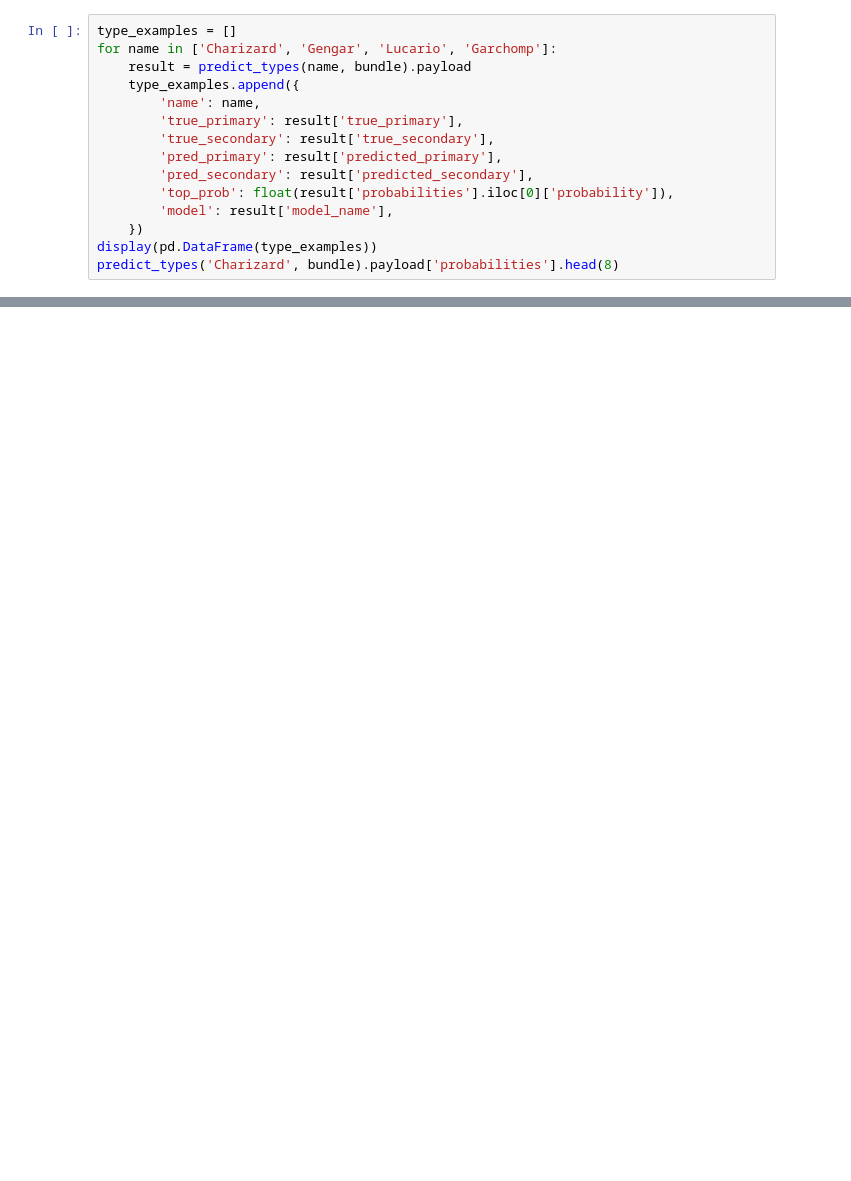
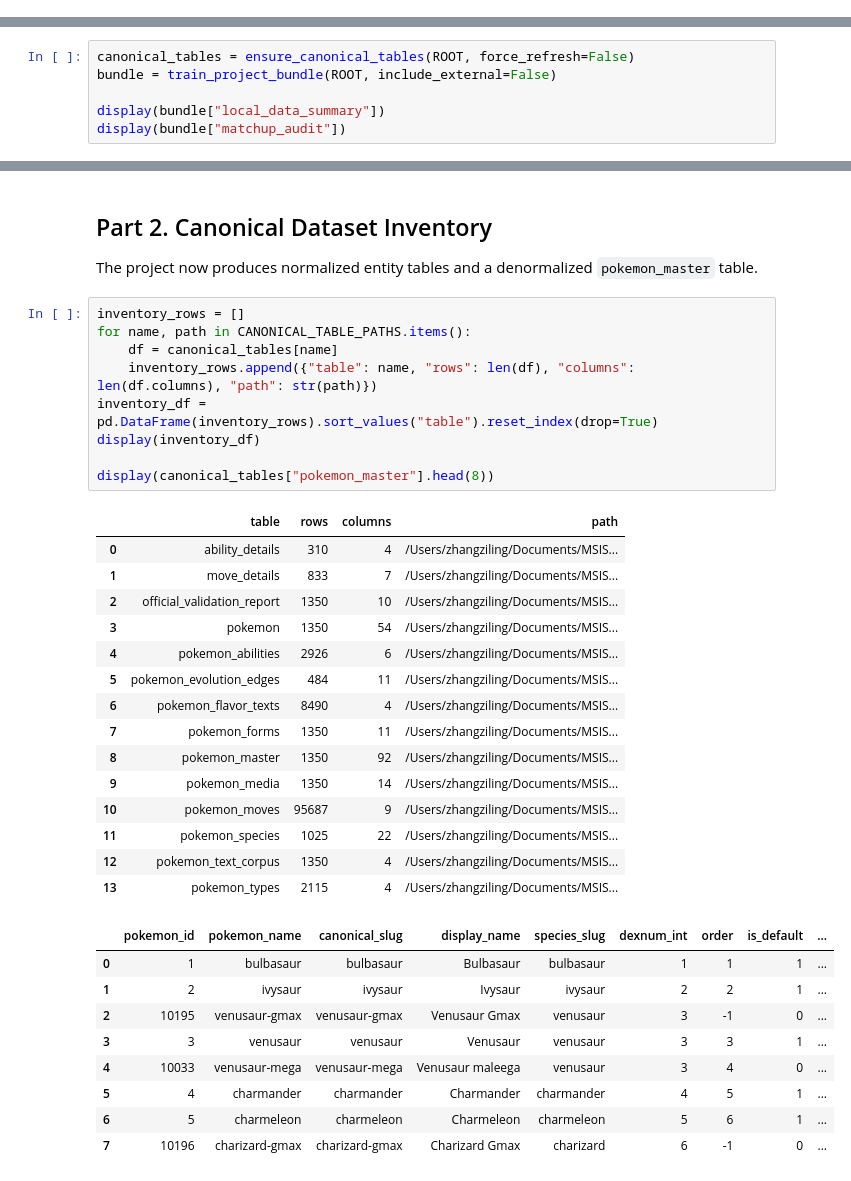
Before and after one commit to FlalaGoGoGo/pokemon-ml-analysis, a Jupyter notebook: Pokemon_Project_Rebuild_Streamlit.ipynb, the cells around one changed output, grey strips where cells are left out. Cells and saved outputs as stored; diff of their text form; blank space fills up the shorter version.

```diff
--- a/Pokemon_Project_Rebuild_Streamlit.ipynb
+++ b/Pokemon_Project_Rebuild_Streamlit.ipynb
@@ -105,15 +0,0 @@ display(tables['type_grouped'][['model', 'micro_f1', 'macro_f1', 'hamming_loss',
-# %%
-type_examples = []
-for name in ['Charizard', 'Gengar', 'Lucario', 'Garchomp']:
-    result = predict_types(name, bundle).payload
-    type_examples.append({
-        'name': name,
-        'true_primary': result['true_primary'],
-        'true_secondary': result['true_secondary'],
-        'pred_primary': result['predicted_primary'],
-        'pred_secondary': result['predicted_secondary'],
-        'top_prob': float(result['probabilities'].iloc[0]['probability']),
-        'model': result['model_name'],
-    })
-display(pd.DataFrame(type_examples))
-predict_types('Charizard', bundle).payload['probabilities'].head(8)
@@ -287,0 +36,6 @@ The app exposes two pages:
+# %%
+canonical_tables = ensure_canonical_tables(ROOT, force_refresh=False)
+bundle = train_project_bundle(ROOT, include_external=False)
+
+display(bundle["local_data_summary"])
+display(bundle["matchup_audit"])
@@ -287,0 +69,38 @@ The app exposes two pages:
+# %% [markdown]
+## Part 2. Canonical Dataset Inventory
+
+The project now produces normalized entity tables and a denormalized `pokemon_master` table.
+# %%
+inventory_rows = []
+for name, path in CANONICAL_TABLE_PATHS.items():
+    df = canonical_tables[name]
+    inventory_rows.append({"table": name, "rows": len(df), "columns": len(df.columns), "path": str(path)})
+inventory_df = pd.DataFrame(inventory_rows).sort_values("table").reset_index(drop=True)
+display(inventory_df)
+
+display(canonical_tables["pokemon_master"].head(8))
+# %% [output]
+|  | table | rows | columns | path |
+| 0 | ability_details | 310 | 4 | /Users/zhangziling/Documents/MSIS... |
+| 1 | move_details | 833 | 7 | /Users/zhangziling/Documents/MSIS... |
+| 2 | official_validation_report | 1350 | 10 | /Users/zhangziling/Documents/MSIS... |
+| 3 | pokemon | 1350 | 54 | /Users/zhangziling/Documents/MSIS... |
+| 4 | pokemon_abilities | 2926 | 6 | /Users/zhangziling/Documents/MSIS... |
+| 5 | pokemon_evolution_edges | 484 | 11 | /Users/zhangziling/Documents/MSIS... |
+| 6 | pokemon_flavor_texts | 8490 | 4 | /Users/zhangziling/Documents/MSIS... |
+| 7 | pokemon_forms | 1350 | 11 | /Users/zhangziling/Documents/MSIS... |
+| 8 | pokemon_master | 1350 | 92 | /Users/zhangziling/Documents/MSIS... |
+| 9 | pokemon_media | 1350 | 14 | /Users/zhangziling/Documents/MSIS... |
+| 10 | pokemon_moves | 95687 | 9 | /Users/zhangziling/Documents/MSIS... |
+| 11 | pokemon_species | 1025 | 22 | /Users/zhangziling/Documents/MSIS... |
+| 12 | pokemon_text_corpus | 1350 | 4 | /Users/zhangziling/Documents/MSIS... |
+| 13 | pokemon_types | 2115 | 4 | /Users/zhangziling/Documents/MSIS... |
+|  | pokemon_id | pokemon_name | canonical_slug | display_name | species_slug | dexnum_int | order | is_default | ... |
+| 0 | 1 | bulbasaur | bulbasaur | Bulbasaur | bulbasaur | 1 | 1 | 1 | ... |
+| 1 | 2 | ivysaur | ivysaur | Ivysaur | ivysaur | 2 | 2 | 1 | ... |
+| 2 | 10195 | venusaur-gmax | venusaur-gmax | Venusaur Gmax | venusaur | 3 | -1 | 0 | ... |
+| 3 | 3 | venusaur | venusaur | Venusaur | venusaur | 3 | 3 | 1 | ... |
+| 4 | 10033 | venusaur-mega | venusaur-mega | Venusaur maleega | venusaur | 3 | 4 | 0 | ... |
+| 5 | 4 | charmander | charmander | Charmander | charmander | 4 | 5 | 1 | ... |
+| 6 | 5 | charmeleon | charmeleon | Charmeleon | charmeleon | 5 | 6 | 1 | ... |
+| 7 | 10196 | charizard-gmax | charizard-gmax | Charizard Gmax | charizard | 6 | -1 | 0 | ... |
```
Also changed, not shown: parts of 38 cells of this notebook, 24 other files.
